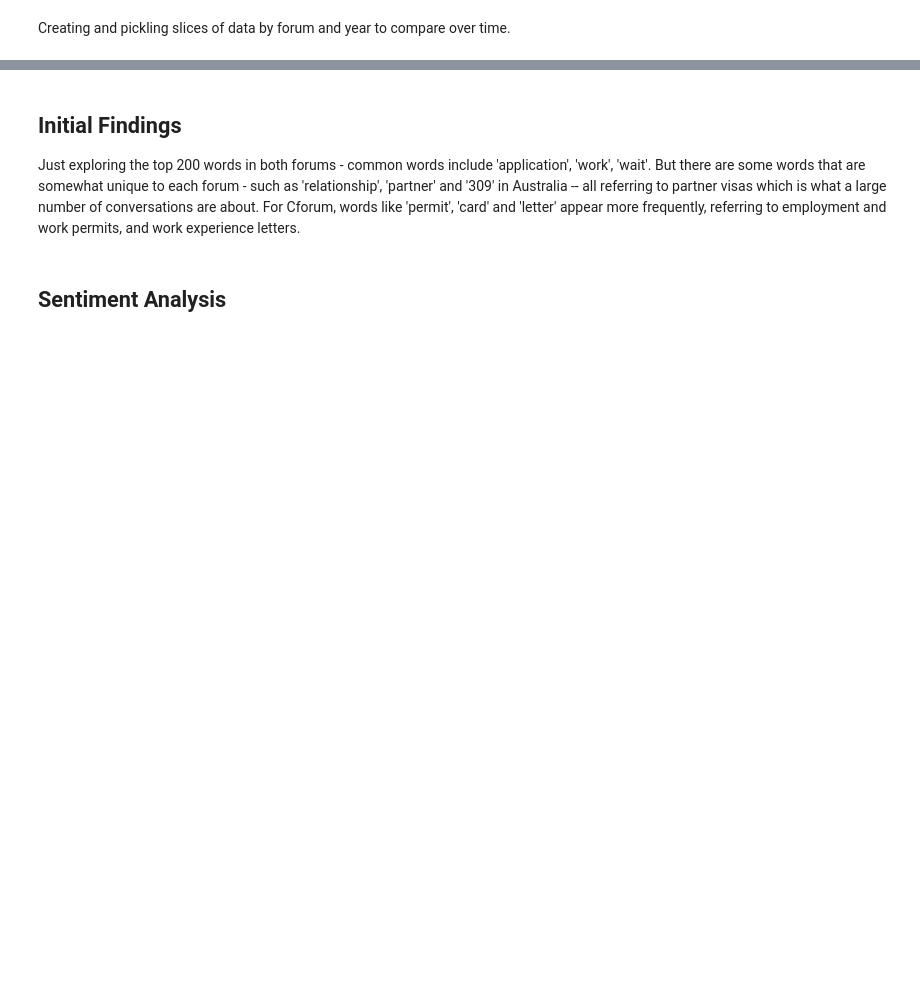
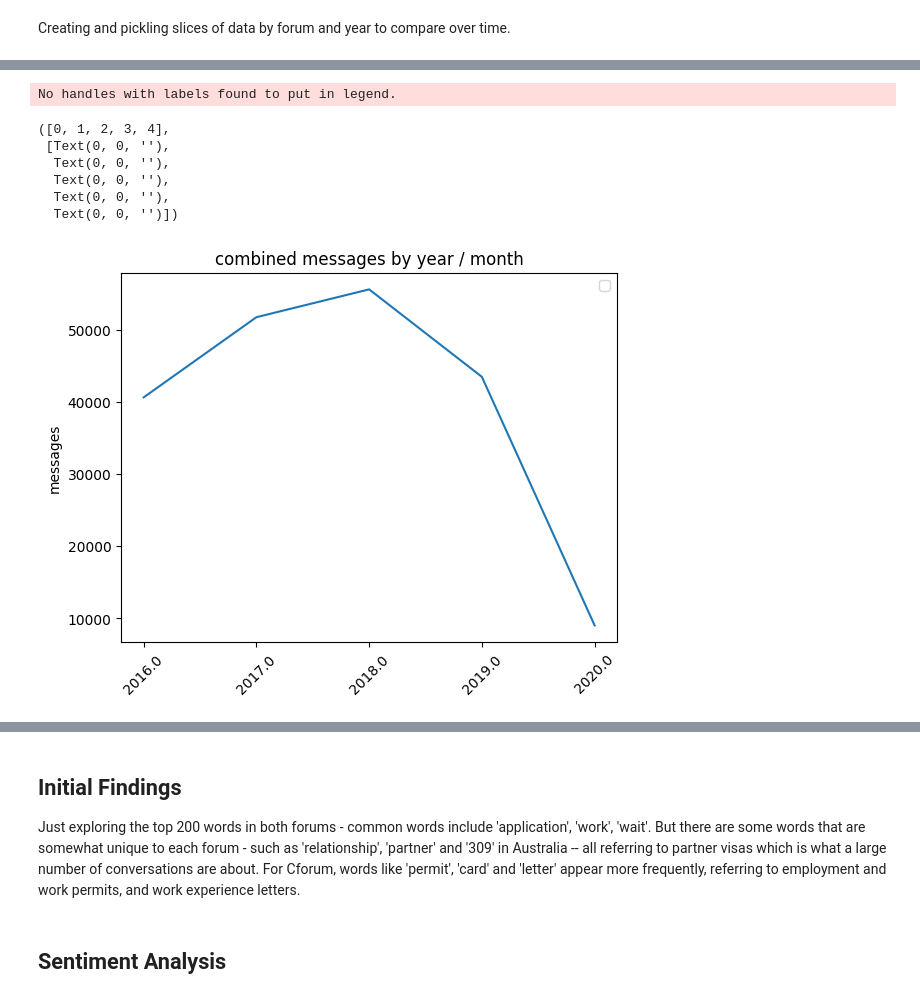
Before and after one commit to mkkhanzadi/AFdataanalysis, a Jupyter notebook: ComparativeDataAnalysis/Comparative 2.ipynb, the cells around one changed output, grey strips where cells are left out. Cells and saved outputs as stored; diff of their text form; code cells hidden in the pictures; blank space fills up the shorter version.

```diff
--- a/ComparativeDataAnalysis/Comparative 2.ipynb
+++ b/ComparativeDataAnalysis/Comparative 2.ipynb
@@ -100,3 +98 @@ df['Message_no_quotes_lm'] = df['Message_lowercase'].apply(lambda x: deblock_lm(
-# %%
-df['Message_no_quotes'] = df['Message_lowercase'].apply(lambda x: deblock(x))
 # %%
@@ -114,11 +110,7 @@ import string
 #widen the column
 pd.set_option('display.max_colwidth', 100)
 
-
-df['Message_punct'] = df['Message_lowercase'].apply(lambda x:''.join([i for i in x if i not in string.punctuation]))
-
-# Why not use the no quotes version?
-df['Message_punct_lm'] = df['Message_no_quotes_lm'].apply(lambda x:''.join([i for i in x if i not in string.punctuation]))
+df['Message_punct'] = df['Message_no_quotes'].apply(lambda x:''.join([i for i in x if i not in string.punctuation]))
 
 df.head()
 # %% [output]
@@ -131,14 +123,12 @@ df.head()
 # %% [markdown]
 Using string.printable to filter out special chars.
 # %%
-
-
 #df.Message_punct.str.replace('[^a-zA-Z]', '')
 
 from string import printable
 st = set(printable)
-#df['Message_punct'] = df["Message_punct"].apply(lambda x: ''.join([" " if  i not in  st else i for i in x]))
-df['Message_punct_lm'] = df["Message_punct_lm"].apply(lambda x: ''.join([" " if  i not in  st else i for i in x]))
+
+df['Message_punct'] = df["Message_punct"].apply(lambda x: ''.join([" " if  i not in  st else i for i in x]))
 # %%
 df['Message_punct'].head()
 # %% [output]
@@ -487,0 +221,3 @@ dtype: int64
+# %%
+ts = df.groupby('year', as_index=False).count()
+ts
@@ -487,0 +231,22 @@ dtype: int64
+# %%
+plt.rcdefaults()
+fig, ax = plt.subplots()
+width = 0.35
+
+ax.plot(ts['year'].astype(str), ts['Message'])
+
+ax.legend()
+ax.set_ylabel('messages')
+ax.set_title('combined messages by year / month')
+plt.xticks(rotation=45)
+
+#plt.show()
+# %% [output]
+No handles with labels found to put in legend.
+([0, 1, 2, 3, 4],
+ [Text(0, 0, ''),
+  Text(0, 0, ''),
+  Text(0, 0, ''),
+  Text(0, 0, ''),
+  Text(0, 0, '')])
+[figure, added]
```
Also changed, not shown: parts of 58 cells of this notebook.
